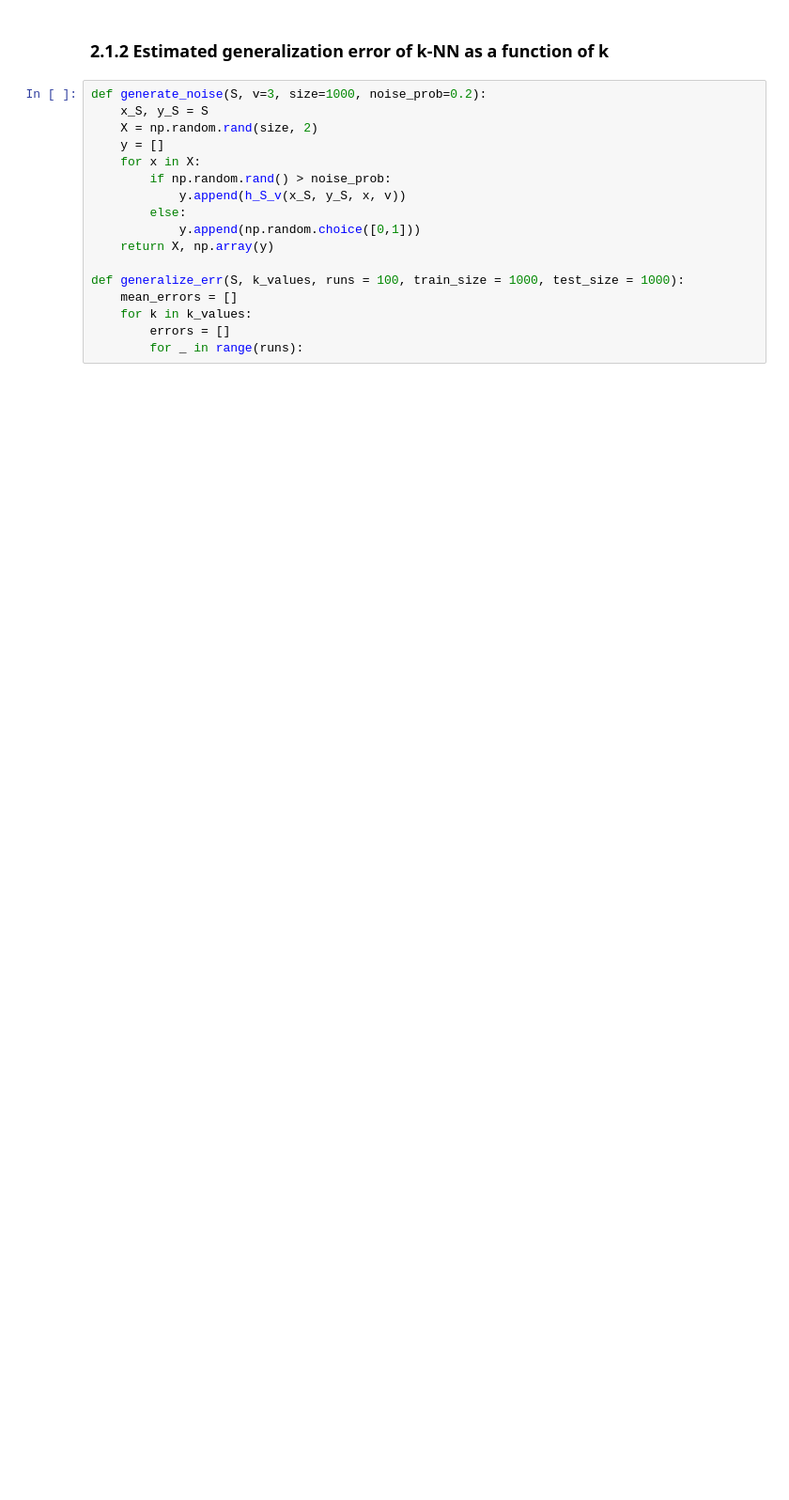
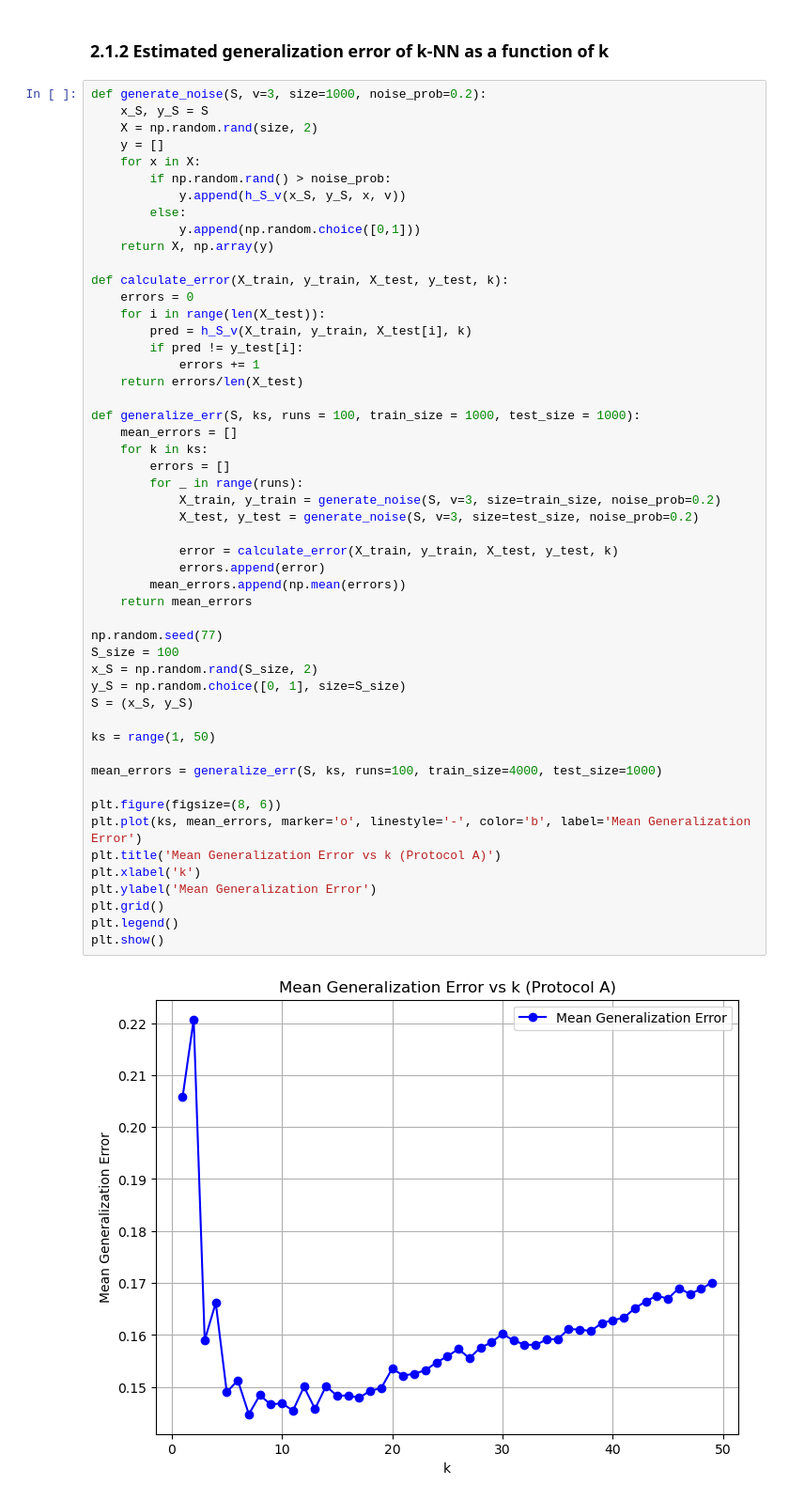
Before and after one commit to 535A59/COMP0078_cw1, a Jupyter notebook: cw1.ipynb, the cells around one changed output. Shown at 94% size. Cells and saved outputs as stored; diff of their text form; blank space fills up the shorter version.

```diff
--- a/cw1.ipynb
+++ b/cw1.ipynb
@@ -310,17 +312,53 @@ plot_boundary(X, y , v = 3)
 # %%
 def generate_noise(S, v=3, size=1000, noise_prob=0.2):
     x_S, y_S = S
     X = np.random.rand(size, 2)
     y = []
     for x in X:
         if np.random.rand() > noise_prob:
             y.append(h_S_v(x_S, y_S, x, v))
         else:
             y.append(np.random.choice([0,1]))
     return X, np.array(y)
 
-def generalize_err(S, k_values, runs = 100, train_size = 1000, test_size = 1000):
+def calculate_error(X_train, y_train, X_test, y_test, k):
+    errors = 0
+    for i in range(len(X_test)):
+        pred = h_S_v(X_train, y_train, X_test[i], k)
+        if pred != y_test[i]:
+            errors += 1
+    return errors/len(X_test)
+
+def generalize_err(S, ks, runs = 100, train_size = 1000, test_size = 1000):
     mean_errors = []
-    for k in k_values:
+    for k in ks:
         errors = []
         for _ in range(runs):
+            X_train, y_train = generate_noise(S, v=3, size=train_size, noise_prob=0.2)
+            X_test, y_test = generate_noise(S, v=3, size=test_size, noise_prob=0.2)
+
+            error = calculate_error(X_train, y_train, X_test, y_test, k)
+            errors.append(error)
+        mean_errors.append(np.mean(errors))
+    return mean_errors
+
+np.random.seed(77)
+S_size = 100
+x_S = np.random.rand(S_size, 2)
+y_S = np.random.choice([0, 1], size=S_size)
+S = (x_S, y_S)
+
+ks = range(1, 50)
+
+mean_errors = generalize_err(S, ks, runs=100, train_size=4000, test_size=1000)
+
+plt.figure(figsize=(8, 6))
+plt.plot(ks, mean_errors, marker='o', linestyle='-', color='b', label='Mean Generalization Error')
+plt.title('Mean Generalization Error vs k (Protocol A)')
+plt.xlabel('k')
+plt.ylabel('Mean Generalization Error')
+plt.grid()
+plt.legend()
+plt.show()
+# %% [output]
+[figure, added]
```
Also changed, not shown: parts of 3 cells of this notebook, 3 other files.
